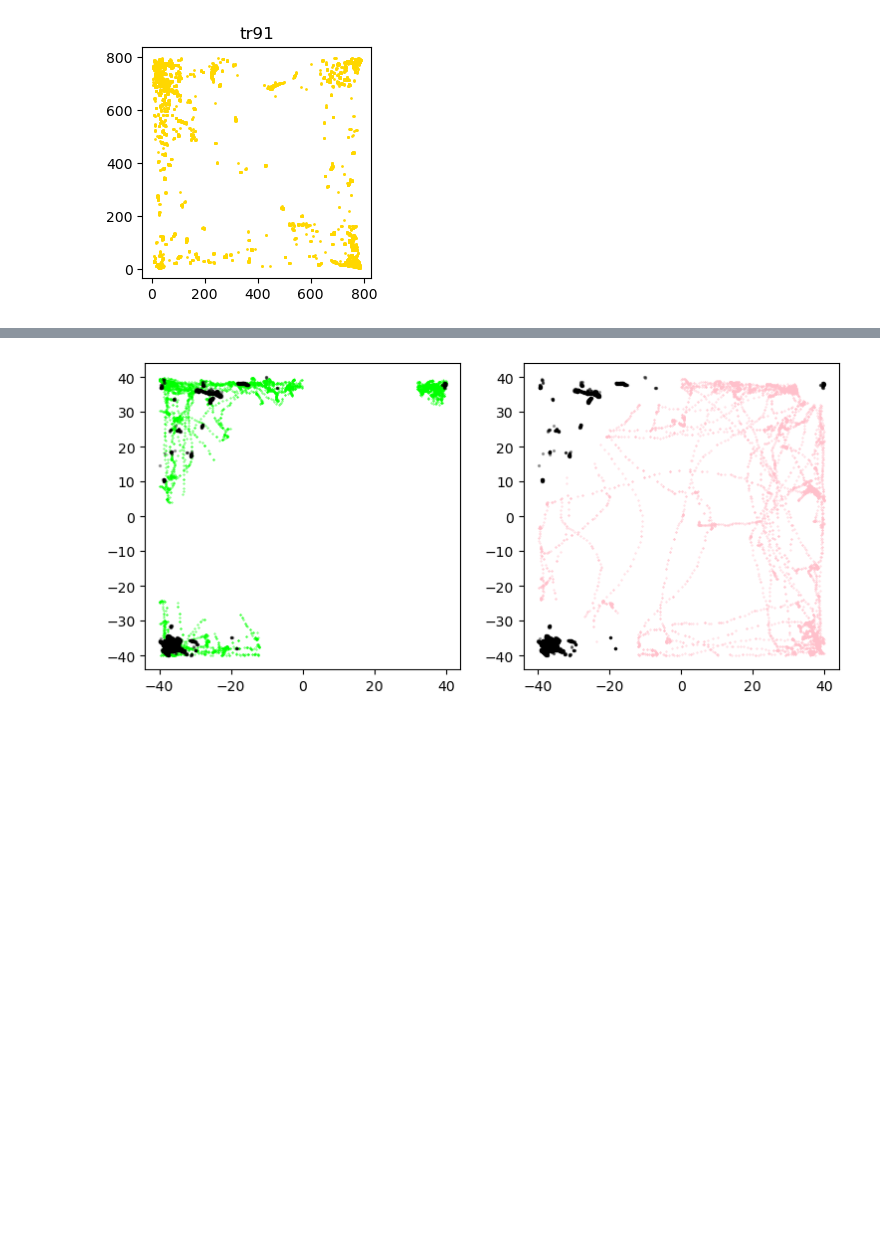
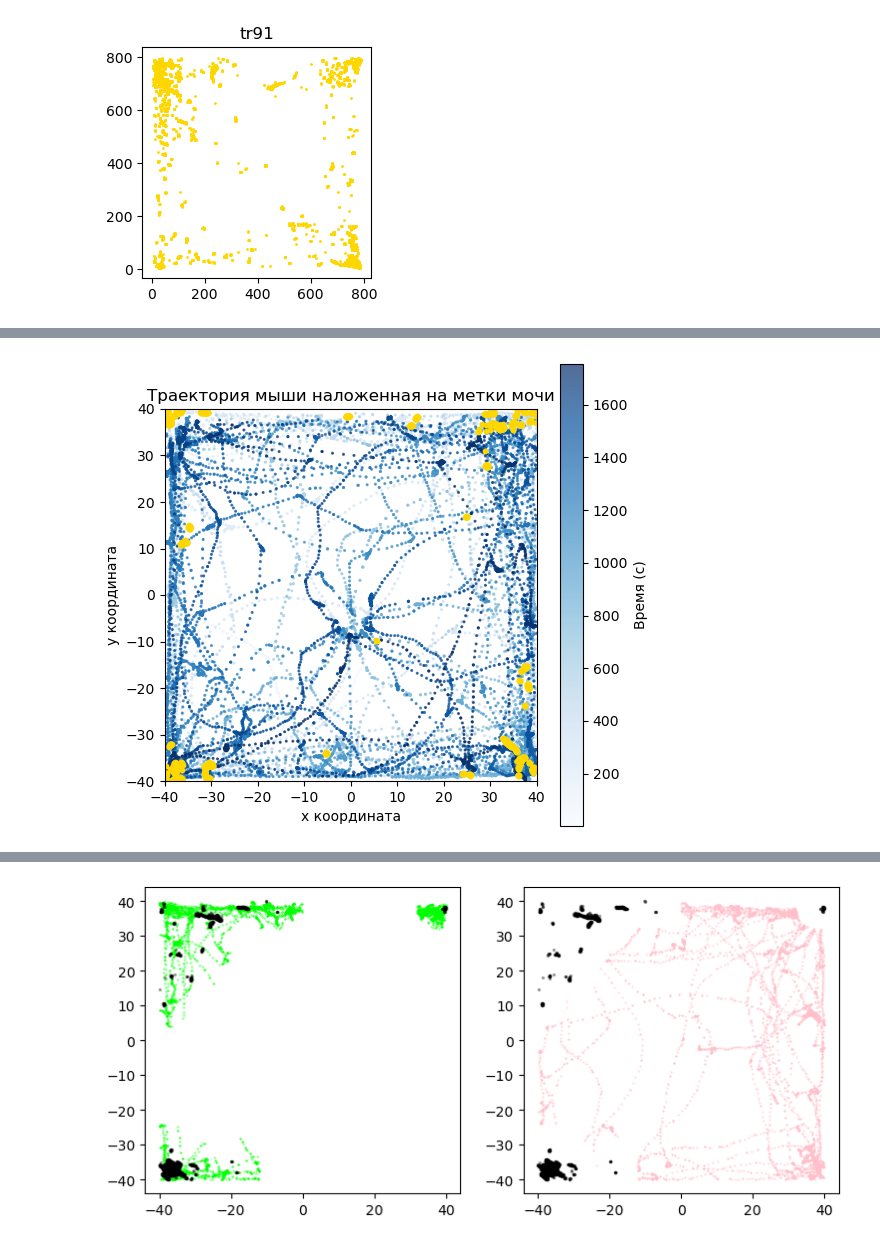
Before and after one commit to Barbara1576/navigation, a Jupyter notebook: marks_and_behaviour.ipynb, the cells around one changed output, grey strips where cells are left out. Saved outputs shown, nothing was run; the diff lists cells and outputs as text; code cells hidden in the pictures; blank space fills up the shorter version.

```diff
--- a/marks_and_behaviour.ipynb
+++ b/marks_and_behaviour.ipynb
@@ -190,3 +336,52 @@ NameError: name 'merg_dfs_dict' is not defined
+# %%
+import matplotlib.pyplot as plt
+import numpy as np
+import pandas as pd
+
+mouse = 'tr5'
+
+# Данные меток (rescaled_marks) — жёлтые точки
+marks = rescaled_marks[mouse]  # ожидается DataFrame с колонками 'x', 'y'
+
+# Данные траектории — объединяем все субтраектории, если нет merg_dfs_dict
+if 'merg_dfs_dict' in locals() and mouse in merg_dfs_dict:
+    traj = merg_dfs_dict[mouse]
+else:
+    # Объединяем из splited_dfs
+    traj = pd.concat(splited_dfs[mouse], ignore_index=True)
+
+# Используем время из столбца 'time', если есть; иначе — индекс
+if 'time' in traj.columns:
+    time_vals = traj['time']
+    colorbar_label = 'Время (с)'
+else:
+    time_vals = np.arange(len(traj))
+    colorbar_label = 'Frame index'
+
+# Построение — квадратная фигура
+plt.figure(figsize=(6, 6))
+
+# Траектория — scatter с цветом по времени, сине-зелёная шкала
+sc = plt.scatter(traj['x'], traj['y'], c=time_vals, cmap='Blues',  # или 'GnBu', 'cool'
+                 s=1.5, alpha=0.7, zorder=0)
+
+# Метки — жёлтым, достаточно ярким
+plt.scatter(marks['x'], marks['y'], c='gold', s=10, zorder=1, label='Urine marks')
+
+# Оформление
+cbar = plt.colorbar(sc)
+cbar.set_label(colorbar_label, fontsize=10)
+
+plt.title('Траектория мыши наложенная на метки мочи')
+plt.xlabel('x координата')
+plt.ylabel('y координата')
+plt.xlim(-40, 40)
+plt.ylim(-40, 40)
+# plt.legend()
+plt.gca().set_aspect('equal')   # чтобы оси были равны, гарантируя квадрат
+plt.show()
+# %% [output]
+[figure, added]
 # %%
 #метки и остановки
 for k, df_n in splited_dfs.items():
```
Also changed, not shown: parts of 11 cells of this notebook, 9 other files.
